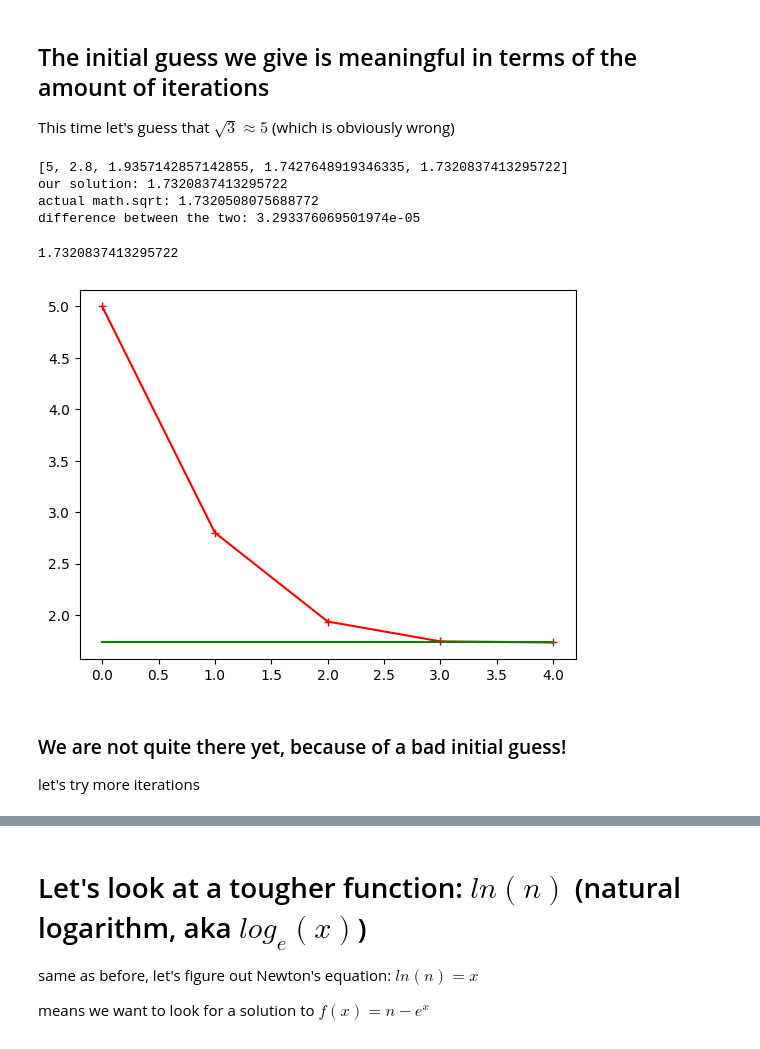
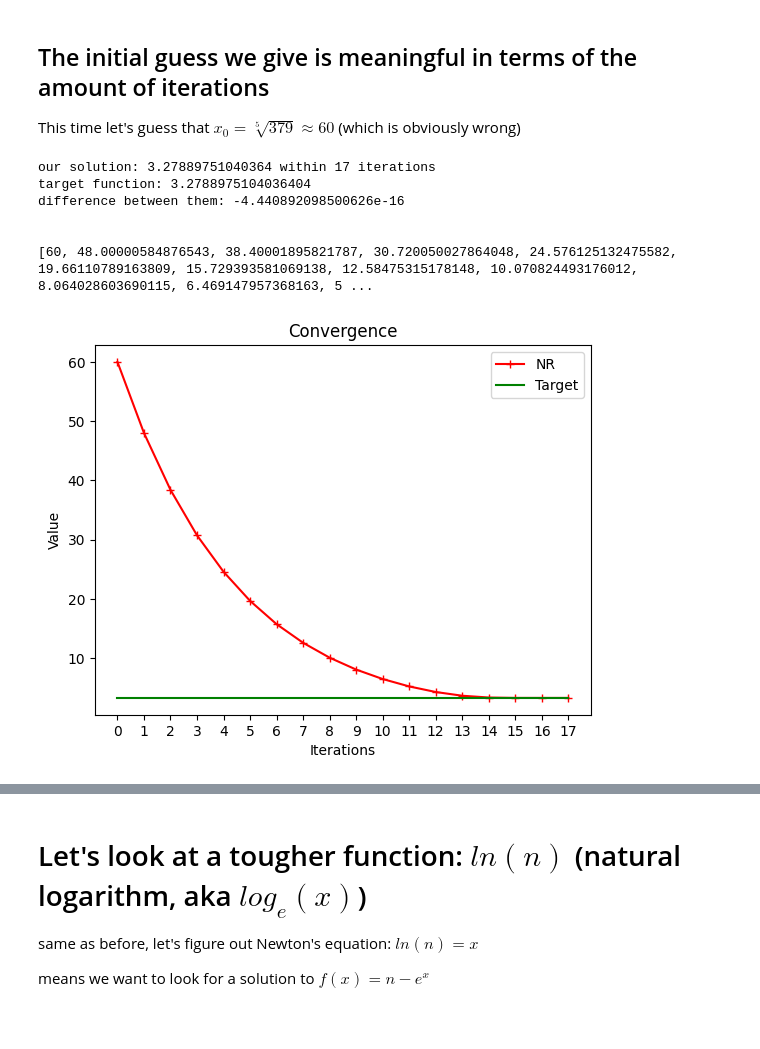
Before and after one commit to agvaniya/jupyter, a Jupyter notebook: newton_method.ipynb, the cells around one changed output, grey strips where cells are left out. Drawn from its saved outputs; the diff is of its cells as text; code cells hidden in the pictures.

Commit message:
newton method updated

```diff
--- a/newton_method.ipynb
+++ b/newton_method.ipynb
@@ -20,0 +68,12 @@ let's try it out:
+# %%
+def newton_raphson(n, x0, f):
+    results = [x0]
+    iterations = 0
+    while True:
+        res = f(results[iterations], n)
+        if math.fabs(results[iterations] - res) < 1e-10:
+            return res, iterations, results
+        iterations += 1
+        results.append(res)
+        if iterations > 20:
+            return results[-1], -1, results
@@ -21,9 +82,10 @@ let's try it out:
 # %%
-def newton_raphson(n,x0, num_iterations, f, target):
-    results = [x0] * (1+num_iterations)
-    for i in range(1,len(results)):
-        results[i] = f(results[i-1],n)
+def plot_res(res, num_it, results, target):
+    print(f'our solution: {res} within {num_it} iterations\ntarget function: {target(n)}\ndifference between them: {res-target(n)}\n\n')
     print(results)
-    print(f'our solution: {results[-1]}\nactual math.sqrt: {target(n)}\ndifference between the two: {results[-1]-target(n)}')
-    plt.plot(results,'r+-', np.array([target(n)]*(num_iterations+1)),'g-')
-    return results[-1]
+    plt.plot(results,'r+-', [target(n)]*(num_it+1),'g-')
+    plt.title('Convergence')
+    plt.xticks(range(num_it+1))
+    plt.xlabel('Iterations')
+    plt.ylabel('Value')
+    plt.legend(['NR','Target'])
@@ -30,3 +102,3 @@ def newton_raphson(n,x0, num_iterations, f, target):
 # %%
-f = lambda x,n: x - 0.5*(x - n/x)
+f2 = lambda x,n: x - 0.2*(x - n/(x**4))
 # %%
@@ -45,21 +120,18 @@ difference between the two: 0.0
 # %% [markdown]
 ## The initial guess we give is meaningful in terms of the amount of iterations
 
-This time let's guess that $\sqrt{3} \approx 5$ (which is obviously wrong)
+This time let's guess that $x_0  =  \sqrt[5]{379} \approx 60$ (which is obviously wrong)
 # %%
-n = 3
-x = 5
-num_iterations = 4
+n = 379
+x = 60
 # %%
-newton_raphson(n,x,num_iterations, f, sqrt)
+r, it, rr = newton_raphson(n,x,f2)
+plot_res(r, it, rr, lambda x:x**0.2)
 # %% [output]
-[5, 2.8, 1.9357142857142855, 1.7427648919346335, 1.7320837413295722]
-our solution: 1.7320837413295722
-actual math.sqrt: 1.7320508075688772
-difference between the two: 3.293376069501974e-05
+our solution: 3.27889751040364 within 17 iterations
+target function: 3.2788975104036404
+difference between them: -4.440892098500626e-16
+
+
+[60, 48.00000584876543, 38.40001895821787, 30.720050027864048, 24.576125132475582, 19.66110789163809, 15.729393581069138, 12.58475315178148, 10.070824493176012, 8.064028603690115, 6.469147957368163, 5 ...
-1.7320837413295722
-[figure, old version]
+[figure, new version]
-# %% [markdown]
-### We are not quite there yet, because of a bad initial guess!
-
-let's try more iterations
```
Also changed, not shown: parts of 18 cells of this notebook, 1 other file.
